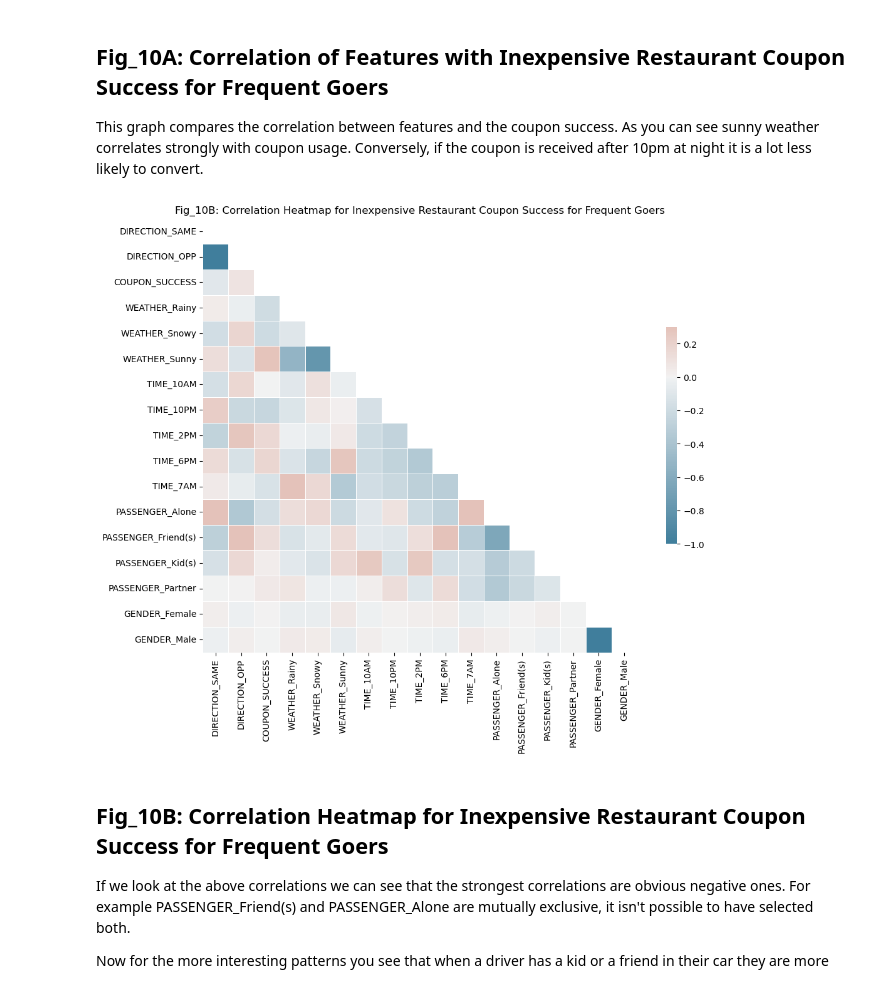
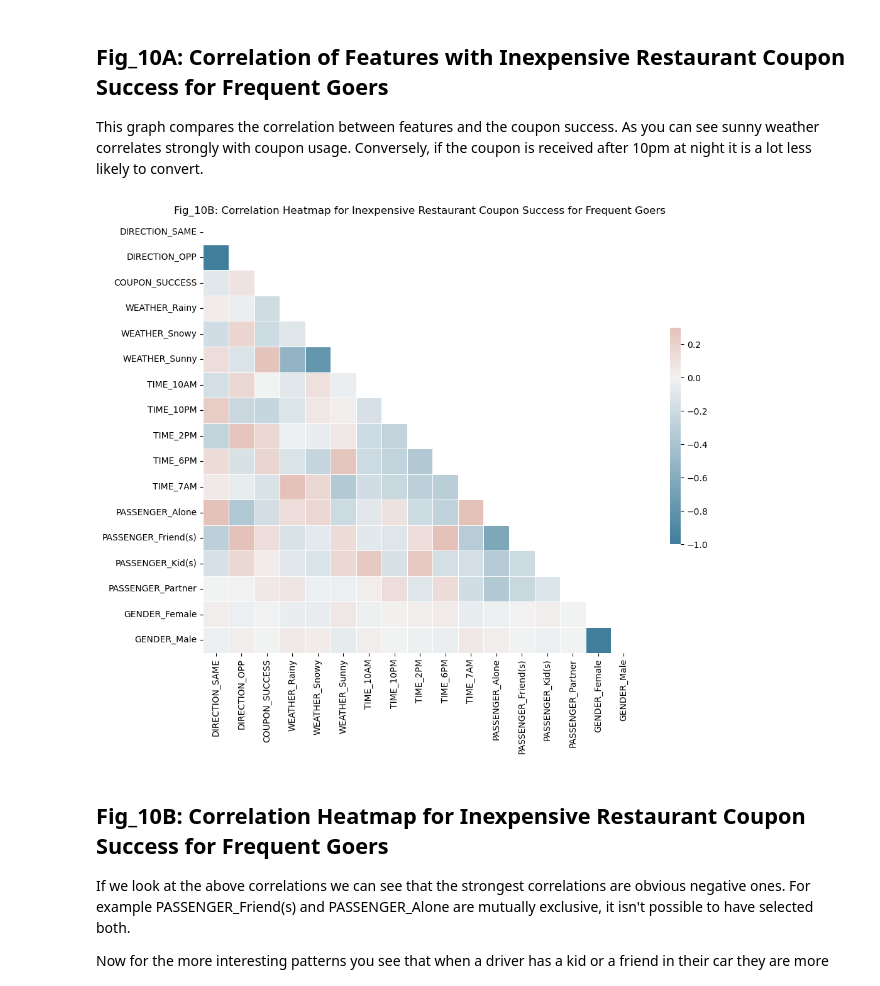
Before and after one commit to elmunoz42/berkeley-aiml-coupon-analysis, a Jupyter notebook: prompt.ipynb, the cells around one changed output. Cells and saved outputs as stored; diff of their text form; code cells hidden in the pictures.

```diff
--- a/prompt.ipynb
+++ b/prompt.ipynb
@@ -1065,29 +1068,32 @@ This graph compares the correlation between features and the coupon success. As
 # %%
 # Assuming df is your DataFrame and "COUPON_SUCCESS" is one of the columns
 f_c_restaurant_corr = df_f_c_restaurant_reduced.corr()
 
 # Generate a mask for the upper triangle
 mask = np.triu(np.ones_like(f_c_restaurant_corr, dtype=bool))
 
 # Set up the matplotlib figure
 f, ax = plt.subplots(figsize=(12, 9))
 
 # Generate a custom diverging colormap
 cmap = sns.diverging_palette(230, 20, as_cmap=True)
 
 # Draw the heatmap with the mask and correct aspect ratio
 sns.heatmap(f_c_restaurant_corr, mask=mask, cmap=cmap, vmax=.3, center=0,
             square=True, linewidths=.5, cbar_kws={"shrink": .5})
 
 plt.title('Fig_10B: Correlation Heatmap for Inexpensive Restaurant Coupon Success for Frequent Goers')
 
+# Adjust layout to prevent labels from being cropped off
+plt.tight_layout()
+
 # Save plot
 plt.savefig('images/plots/fig10B.jpg')
 
 # Show the plot
 plt.show()
 # %% [output]
-[figure, old version]
+[figure, new version]
 # %% [markdown]
 ## Fig_10B: Correlation Heatmap for Inexpensive Restaurant Coupon Success for Frequent Goers
 If we look at the above correlations we can see that the strongest correlations are obvious negative ones. For example PASSENGER_Friend(s) and PASSENGER_Alone are mutually exclusive, it isn't possible to have selected both.
```
Also changed, not shown: parts of 11 cells of this notebook, 17 other files.
